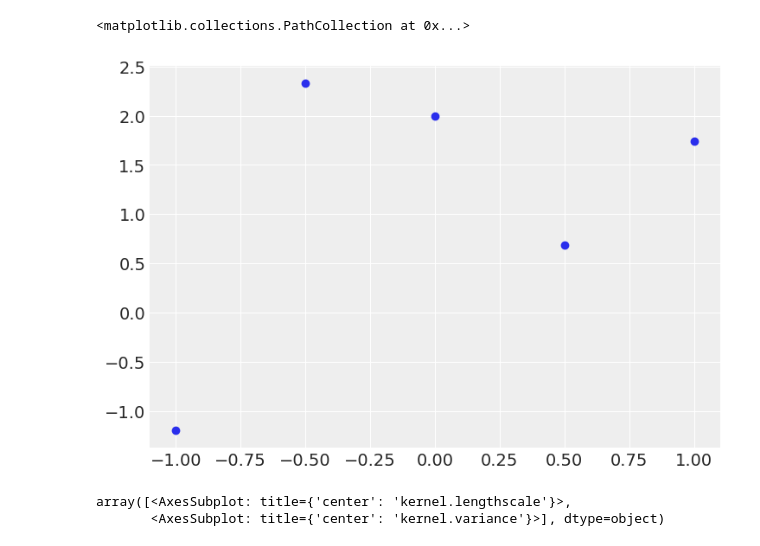
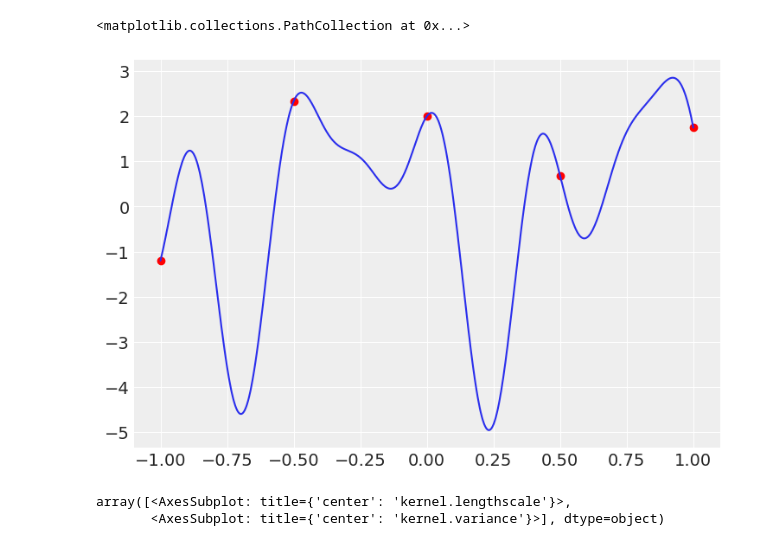
Before and after one commit to jsr-p/pmldiku-exam-paper, a Jupyter notebook: code/notebooks/B/assignment-B.ipynb, the cells around one changed output. Drawn from its saved outputs; the diff is of its cells as text; code cells hidden in the pictures.

```diff
--- a/code/notebooks/B/assignment-B.ipynb
+++ b/code/notebooks/B/assignment-B.ipynb
@@ -20,11 +21,15 @@ def f(x):
 # dataset
 x = torch.tensor([-1.0, -0.5, 0.0, 0.5, 1.0])
 y = f(x)
+
+x_ = torch.linspace(-1-0, 1.0, 500)
+y_ = f(x_)
 # %%
-plt.scatter(x, y)
+plt.plot(x_.numpy(), y_.numpy())
+plt.scatter(x, y, color='red')
 # %% [output]
 <matplotlib.collections.PathCollection at 0x...>
-[figure, old version]
+[figure, new version]
 # %%
 # trying with MCMCM
 pyro.clear_param_store()
```
Also changed, not shown: parts of 11 cells of this notebook.
